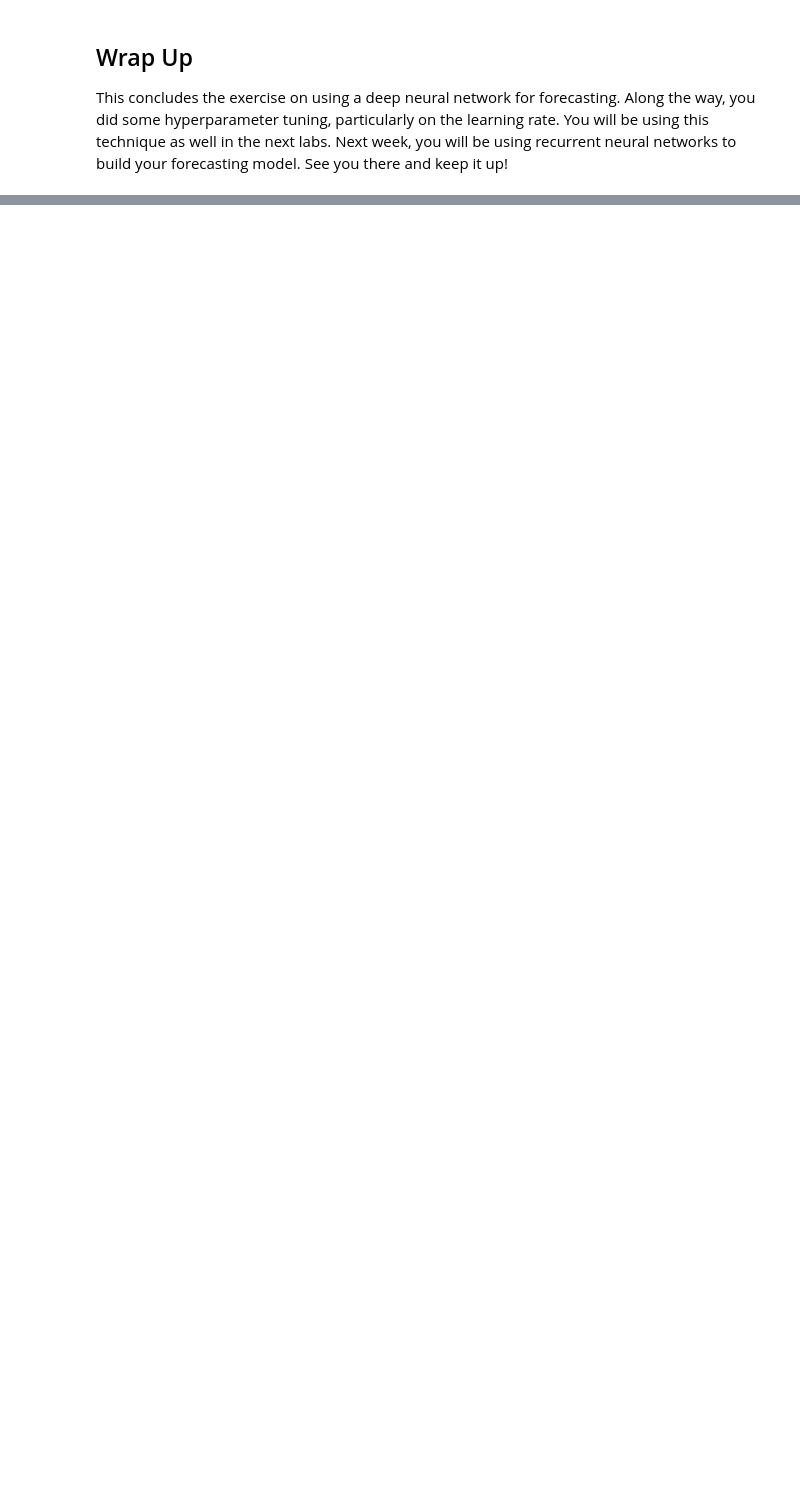
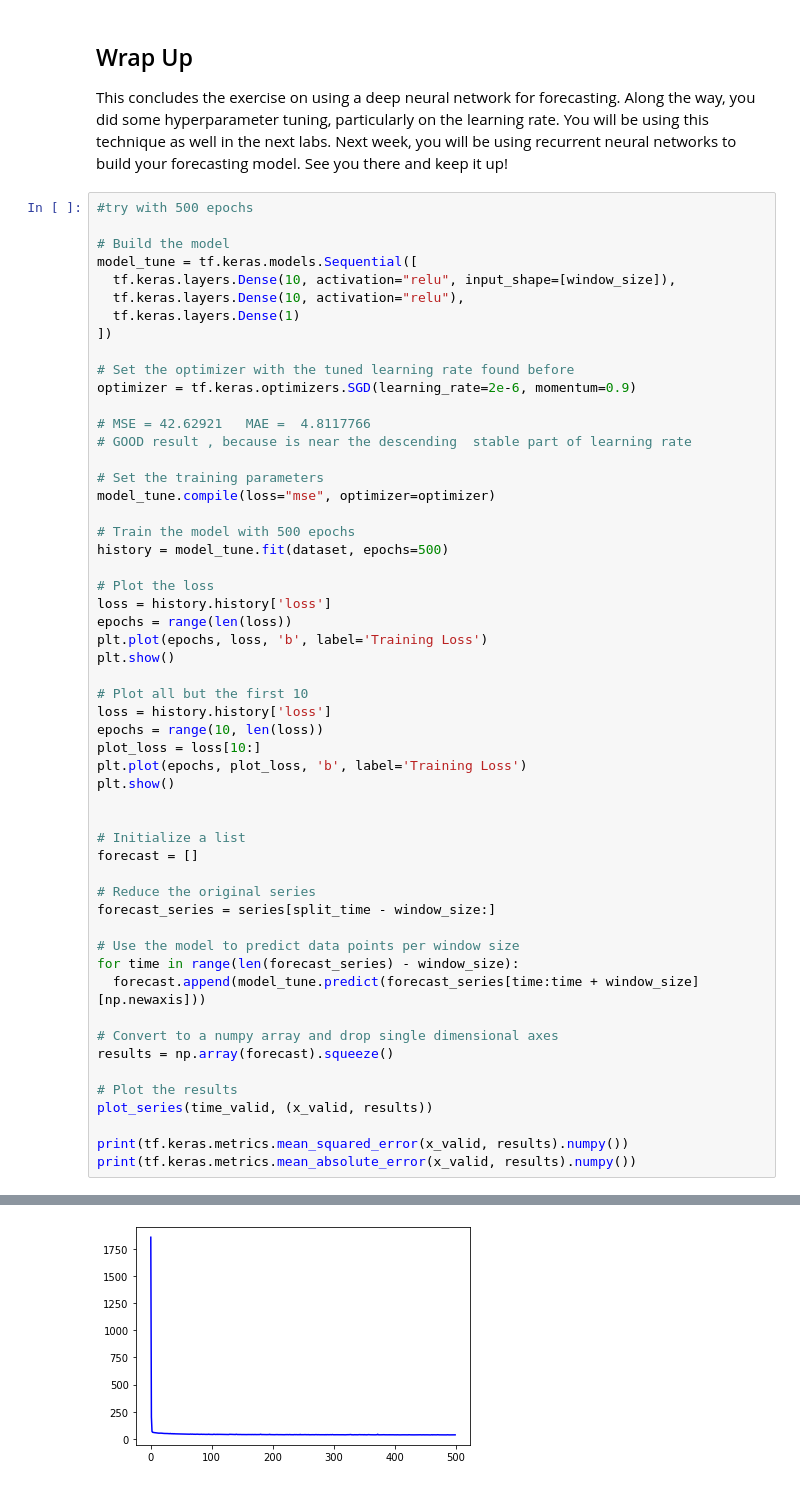
Before and after one commit to alessandrobruni/tensorflow_time_series, a Jupyter notebook: C4_W2_Lab_3_deep_NN.ipynb, the cells around one changed output, grey strips where cells are left out. Drawn from its saved outputs; the diff is of its cells as text; blank space fills up the shorter version.

```diff
--- a/C4_W2_Lab_3_deep_NN.ipynb
+++ b/C4_W2_Lab_3_deep_NN.ipynb
@@ -531,3 +560,58 @@ print(tf.keras.metrics.mean_absolute_error(x_valid, results).numpy())
 ## Wrap Up
 
 This concludes the exercise on using a deep neural network for forecasting. Along the way, you did some hyperparameter tuning, particularly on the learning rate. You will be using this technique as well in the next labs. Next week, you will be using recurrent neural networks to build your forecasting model. See you there and keep it up!
+# %%
+#try with 500 epochs
+
+# Build the model
+model_tune = tf.keras.models.Sequential([
+  tf.keras.layers.Dense(10, activation="relu", input_shape=[window_size]),
+  tf.keras.layers.Dense(10, activation="relu"),
+  tf.keras.layers.Dense(1)
+])
+
+# Set the optimizer with the tuned learning rate found before
+optimizer = tf.keras.optimizers.SGD(learning_rate=2e-6, momentum=0.9)
+
+# MSE = 42.62921   MAE =  4.8117766
+# GOOD result , because is near the descending  stable part of learning rate
+
+# Set the training parameters
+model_tune.compile(loss="mse", optimizer=optimizer)
+
+# Train the model with 500 epochs
+history = model_tune.fit(dataset, epochs=500)
+
+# Plot the loss
+loss = history.history['loss']
+epochs = range(len(loss))
+plt.plot(epochs, loss, 'b', label='Training Loss')
+plt.show()
+
+# Plot all but the first 10
+loss = history.history['loss']
+epochs = range(10, len(loss))
+plot_loss = loss[10:]
+plt.plot(epochs, plot_loss, 'b', label='Training Loss')
+plt.show()
+
+
+# Initialize a list
+forecast = []
+
+# Reduce the original series
+forecast_series = series[split_time - window_size:]
+
+# Use the model to predict data points per window size
+for time in range(len(forecast_series) - window_size):
+  forecast.append(model_tune.predict(forecast_series[time:time + window_size][np.newaxis]))
+
+# Convert to a numpy array and drop single dimensional axes
+results = np.array(forecast).squeeze()
+
+# Plot the results
+plot_series(time_valid, (x_valid, results))
+
+print(tf.keras.metrics.mean_squared_error(x_valid, results).numpy())
+print(tf.keras.metrics.mean_absolute_error(x_valid, results).numpy())
+# %% [output]
@@ -533,0 +635 @@ This concludes the exercise on using a deep neural network for forecasting. Alon
+[figure, added]
```
Also changed, not shown: parts of 18 cells of this notebook.
